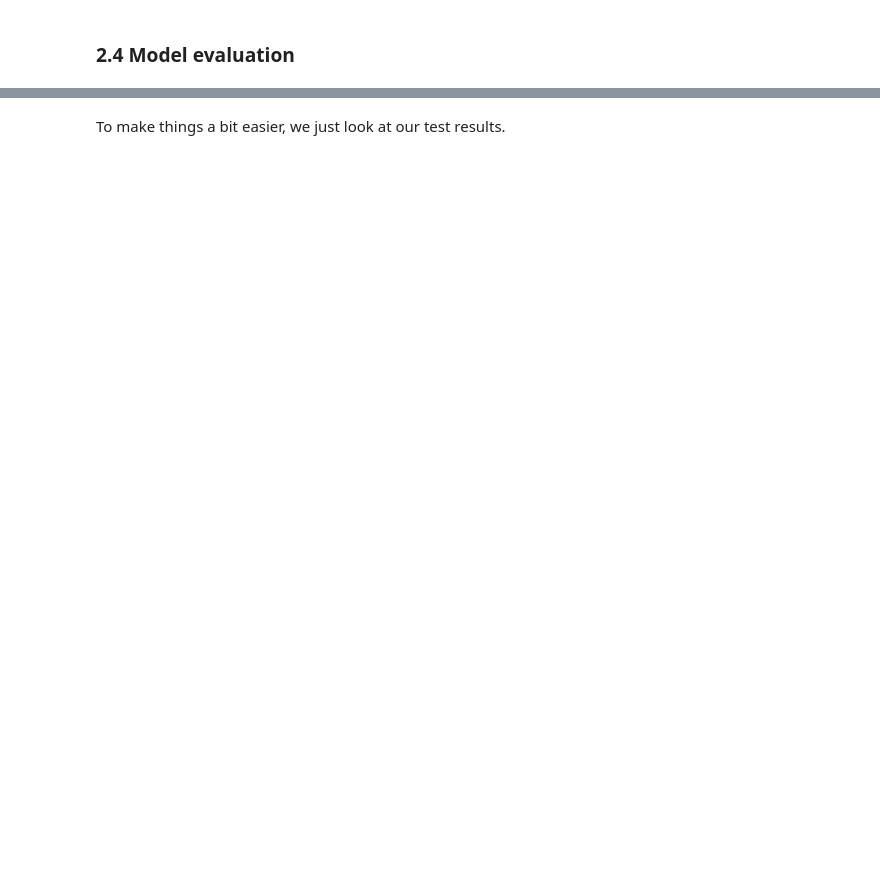
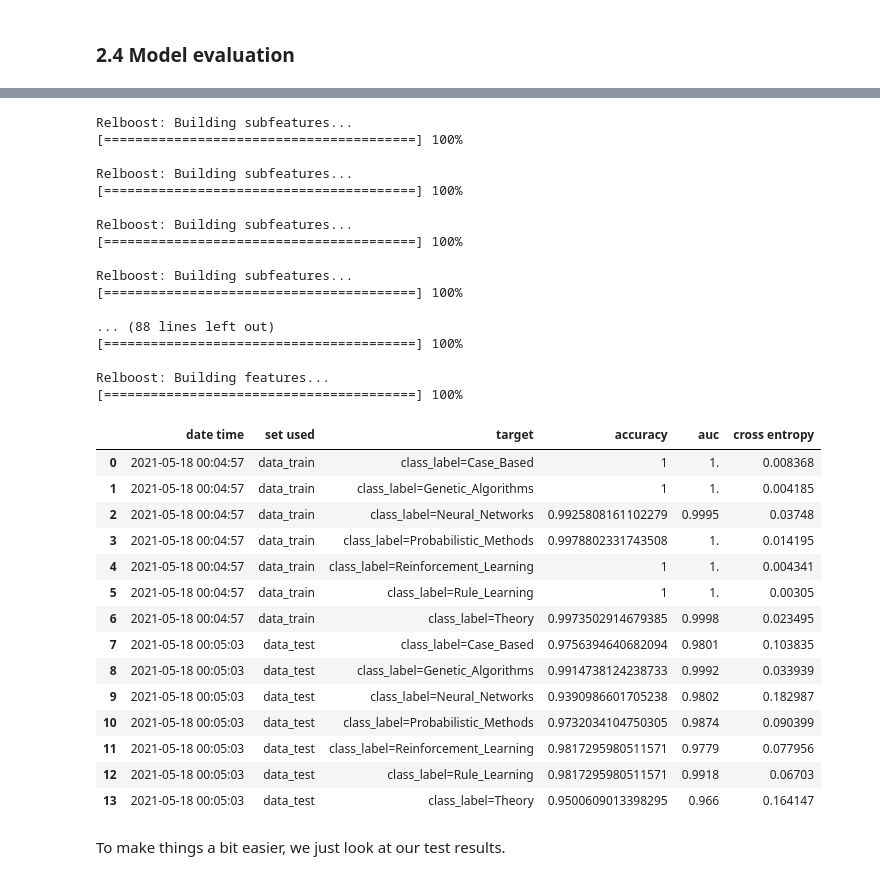
Before and after one commit to getml/getml-demo, a Jupyter notebook: cora.ipynb, the cells around one changed output, grey strips where cells are left out. Saved outputs shown, nothing was run; the diff lists cells and outputs as text; code cells hidden in the pictures; blank space fills up the shorter version.

```diff
--- a/cora.ipynb
+++ b/cora.ipynb
@@ -494,3 +585,38 @@ Relboost: Building features...
+# %%
+pipe2.score(data_test, peripheral)
+# %% [output]
+Relboost: Building subfeatures...
+[========================================] 100%
+
+Relboost: Building subfeatures...
+[========================================] 100%
+
+Relboost: Building subfeatures...
+[========================================] 100%
+
+Relboost: Building subfeatures...
+[========================================] 100%
+
+... (88 lines left out)
+[========================================] 100%
+
+Relboost: Building features...
+[========================================] 100%
+|  | date time | set used | target | accuracy | auc | cross entropy |
+| 0 | 2021-05-18 00:04:57 | data_train | class_label=Case_Based | 1 | 1. | 0.008368 |
+| 1 | 2021-05-18 00:04:57 | data_train | class_label=Genetic_Algorithms | 1 | 1. | 0.004185 |
+| 2 | 2021-05-18 00:04:57 | data_train | class_label=Neural_Networks | 0.9925808161102279 | 0.9995 | 0.03748 |
+| 3 | 2021-05-18 00:04:57 | data_train | class_label=Probabilistic_Methods | 0.9978802331743508 | 1. | 0.014195 |
+| 4 | 2021-05-18 00:04:57 | data_train | class_label=Reinforcement_Learning | 1 | 1. | 0.004341 |
+| 5 | 2021-05-18 00:04:57 | data_train | class_label=Rule_Learning | 1 | 1. | 0.00305 |
+| 6 | 2021-05-18 00:04:57 | data_train | class_label=Theory | 0.9973502914679385 | 0.9998 | 0.023495 |
+| 7 | 2021-05-18 00:05:03 | data_test | class_label=Case_Based | 0.9756394640682094 | 0.9801 | 0.103835 |
+| 8 | 2021-05-18 00:05:03 | data_test | class_label=Genetic_Algorithms | 0.9914738124238733 | 0.9992 | 0.033939 |
+| 9 | 2021-05-18 00:05:03 | data_test | class_label=Neural_Networks | 0.9390986601705238 | 0.9802 | 0.182987 |
+| 10 | 2021-05-18 00:05:03 | data_test | class_label=Probabilistic_Methods | 0.9732034104750305 | 0.9874 | 0.090399 |
+| 11 | 2021-05-18 00:05:03 | data_test | class_label=Reinforcement_Learning | 0.9817295980511571 | 0.9779 | 0.077956 |
+| 12 | 2021-05-18 00:05:03 | data_test | class_label=Rule_Learning | 0.9817295980511571 | 0.9918 | 0.06703 |
+| 13 | 2021-05-18 00:05:03 | data_test | class_label=Theory | 0.9500609013398295 | 0.966 | 0.164147 |
 # %% [markdown]
 To make things a bit easier, we just look at our test results.
 # %%
```
Also changed, not shown: parts of 32 cells of this notebook.
